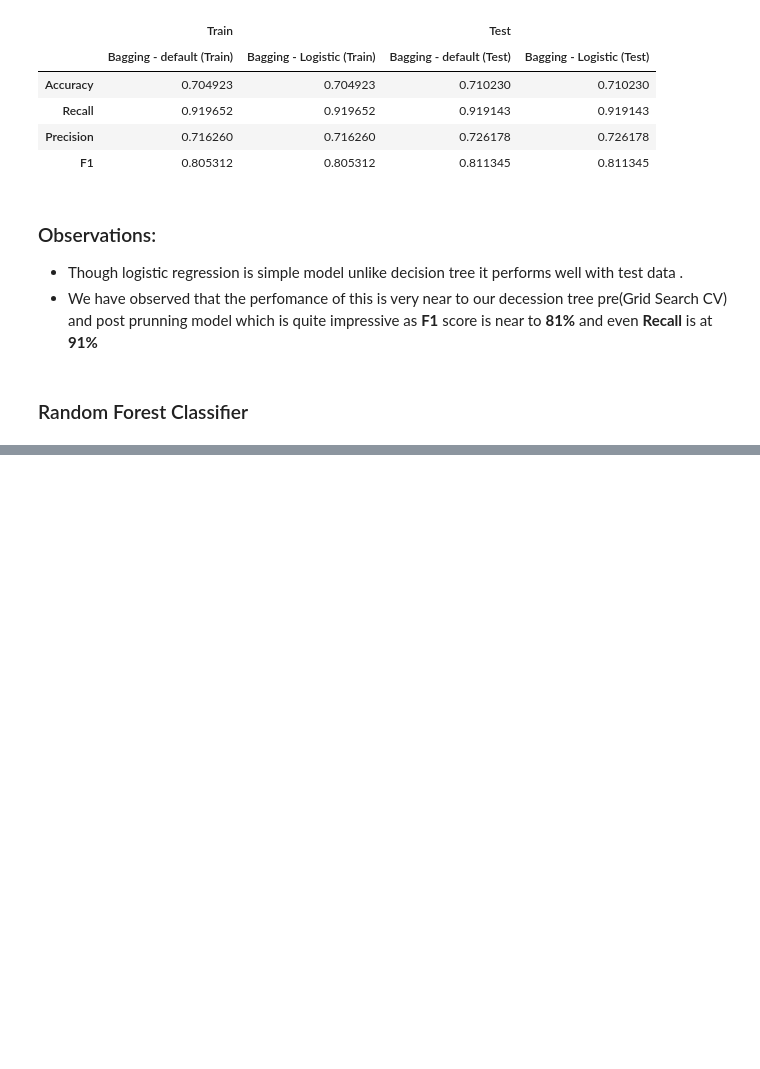
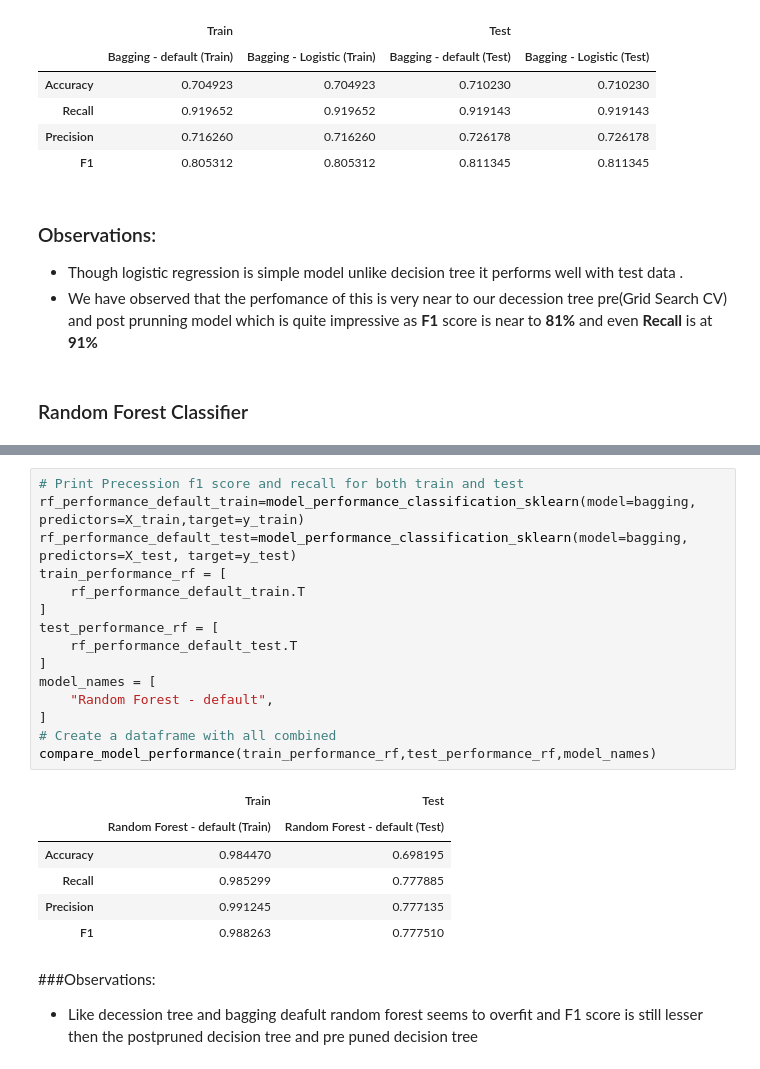
Before and after one commit to Rajesh2015/easy-visa, a Jupyter notebook: easy-visa-solution.ipynb, the cells around one changed output, grey strips where cells are left out. Cells and saved outputs as stored; diff of their text form; blank space fills up the shorter version.

```diff
--- a/easy-visa-solution.ipynb
+++ b/easy-visa-solution.ipynb
@@ -1812,0 +1827,25 @@ compare_model_performance(train_performance_log,test_performance_log,model_names
+# %%
+# Print Precession f1 score and recall for both train and test
+rf_performance_default_train=model_performance_classification_sklearn(model=bagging, predictors=X_train,target=y_train)
+rf_performance_default_test=model_performance_classification_sklearn(model=bagging, predictors=X_test, target=y_test)
+train_performance_rf = [
+    rf_performance_default_train.T
+]
+test_performance_rf = [
+    rf_performance_default_test.T
+]
+model_names = [
+    "Random Forest - default",
+]
+# Create a dataframe with all combined
+compare_model_performance(train_performance_rf,test_performance_rf,model_names)
+# %% [output]
+|  | Train | Test |
+|  | Random Forest - default (Train) | Random Forest - default (Test) |
+| Accuracy | 0.984470 | 0.698195 |
+| Recall | 0.985299 | 0.777885 |
+| Precision | 0.991245 | 0.777135 |
+| F1 | 0.988263 | 0.777510 |
+# %% [markdown]
+###Observations:
+- Like decession tree and bagging deafult random forest seems to overfit and F1 score is still lesser then the postpruned decision tree and pre puned decision tree
```
Also changed, not shown: parts of 10 cells of this notebook.
